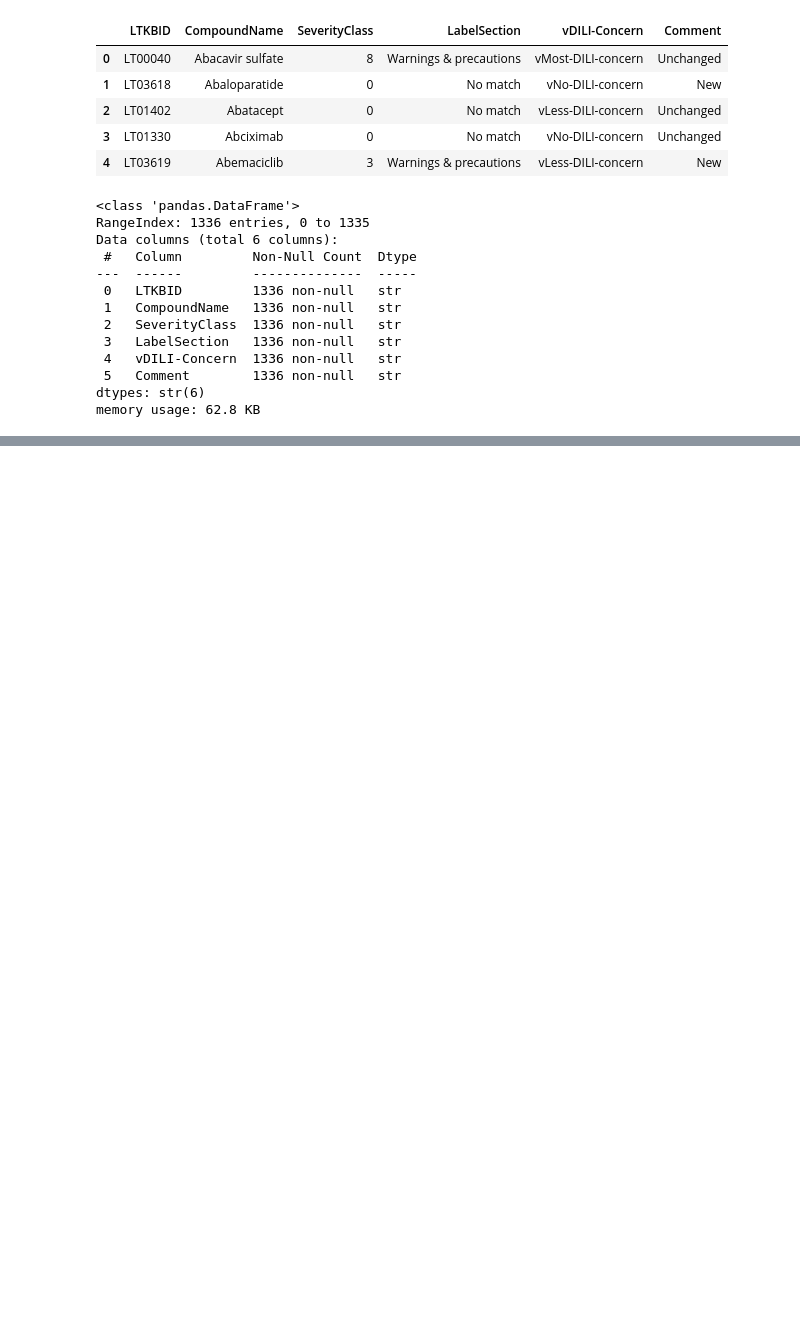
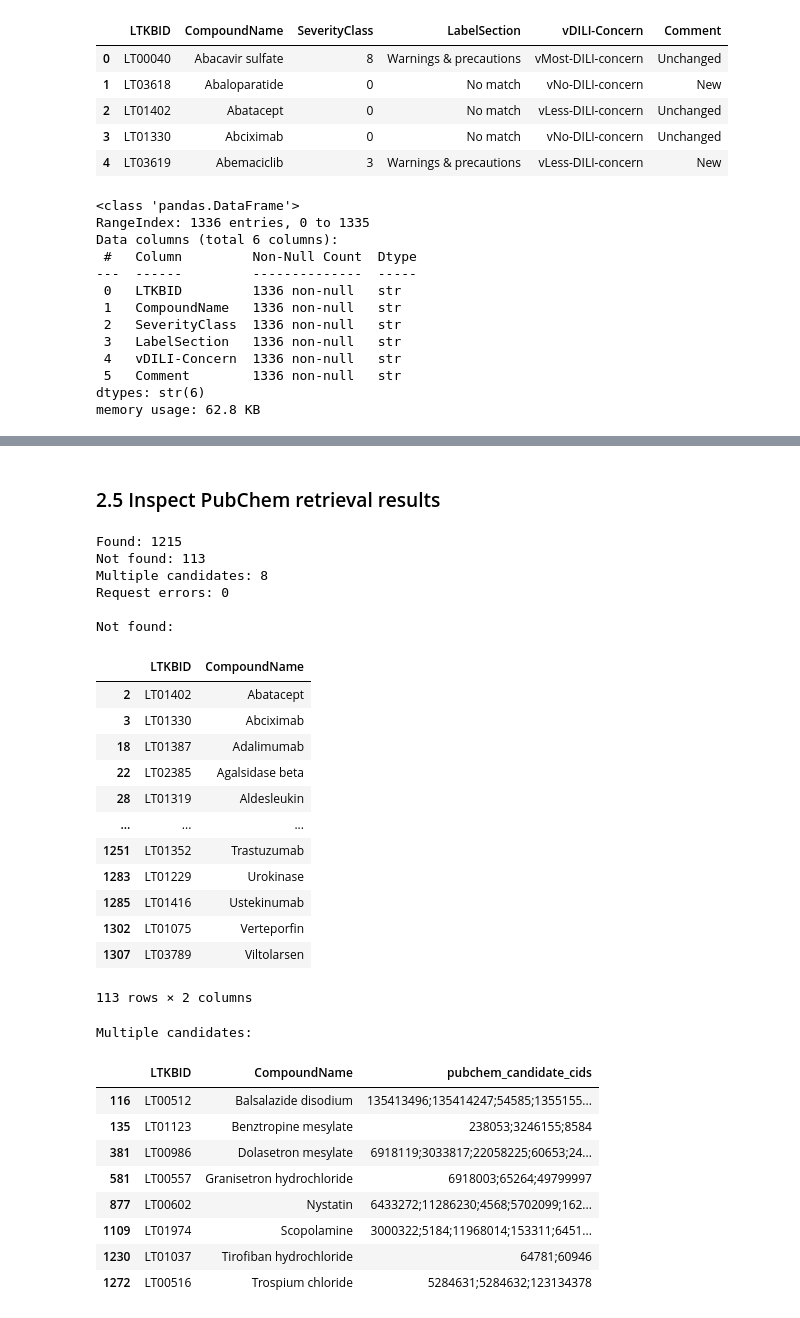
Before and after one commit to georgyzaouk/dilirank2-prediction, a Jupyter notebook: 01_data_preparation.ipynb, the cells around one changed output, grey strips where cells are left out. Cells and saved outputs as stored; diff of their text form; code cells hidden in the pictures; blank space fills up the shorter version.

```diff
--- a/01_data_preparation.ipynb
+++ b/01_data_preparation.ipynb
@@ -129,0 +351,60 @@ memory usage: 62.8 KB
+# %% [markdown]
+### 2.5 Inspect PubChem retrieval results
+# %%
+not_found = structures.loc[
+    structures["pubchem_status"] == "not_found",
+    ["LTKBID", "CompoundName"]
+].copy()
+
+multiple_candidates = structures.loc[
+    structures["pubchem_status"] == "multiple_candidates",
+    ["LTKBID", "CompoundName", "pubchem_candidate_cids"]
+].copy()
+
+request_errors = structures.loc[
+    structures["pubchem_status"] == "request_error",
+    ["LTKBID", "CompoundName"]
+].copy()
+
+print(f"Found: {(structures['pubchem_status'] == 'found').sum()}")
+print(f"Not found: {len(not_found)}")
+print(f"Multiple candidates: {len(multiple_candidates)}")
+print(f"Request errors: {len(request_errors)}")
+
+print()
+print("Not found:")
+display(not_found)
+
+print()
+print("Multiple candidates:")
+display(multiple_candidates)
+# %% [output]
+Found: 1215
+Not found: 113
+Multiple candidates: 8
+Request errors: 0
+
+Not found:
+|  | LTKBID | CompoundName |
+| 2 | LT01402 | Abatacept |
+| 3 | LT01330 | Abciximab |
+| 18 | LT01387 | Adalimumab |
+| 22 | LT02385 | Agalsidase beta |
+| 28 | LT01319 | Aldesleukin |
+| ... | ... | ... |
+| 1251 | LT01352 | Trastuzumab |
+| 1283 | LT01229 | Urokinase |
+| 1285 | LT01416 | Ustekinumab |
+| 1302 | LT01075 | Verteporfin |
+| 1307 | LT03789 | Viltolarsen |
+113 rows × 2 columns
+Multiple candidates:
+|  | LTKBID | CompoundName | pubchem_candidate_cids |
+| 116 | LT00512 | Balsalazide disodium | 135413496;135414247;54585;1355155... |
+| 135 | LT01123 | Benztropine mesylate | 238053;3246155;8584 |
+| 381 | LT00986 | Dolasetron mesylate | 6918119;3033817;22058225;60653;24... |
+| 581 | LT00557 | Granisetron hydrochloride | 6918003;65264;49799997 |
+| 877 | LT00602 | Nystatin | 6433272;11286230;4568;5702099;162... |
+| 1109 | LT01974 | Scopolamine | 3000322;5184;11968014;153311;6451... |
+| 1230 | LT01037 | Tirofiban hydrochloride | 64781;60946 |
+| 1272 | LT00516 | Trospium chloride | 5284631;5284632;123134378 |
```
Also changed, not shown: parts of 35 cells of this notebook, 2 other files.
